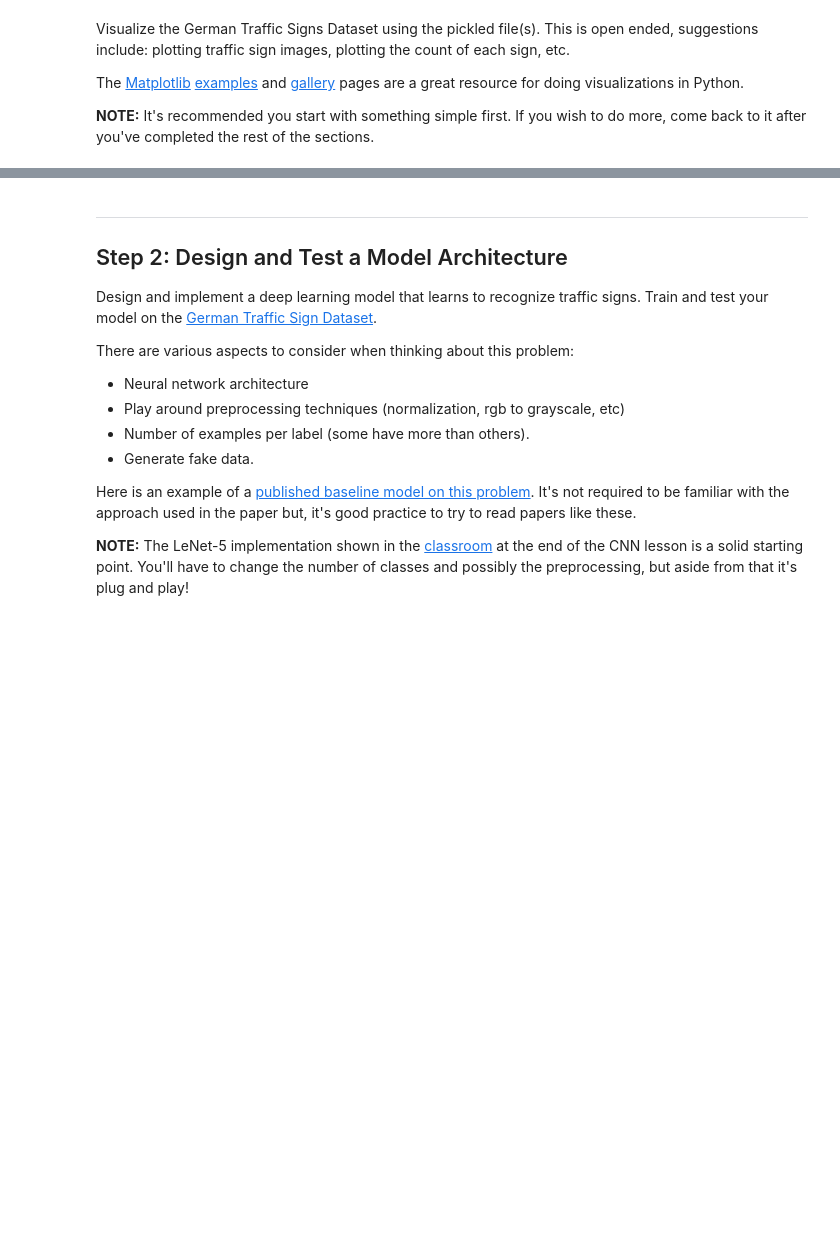
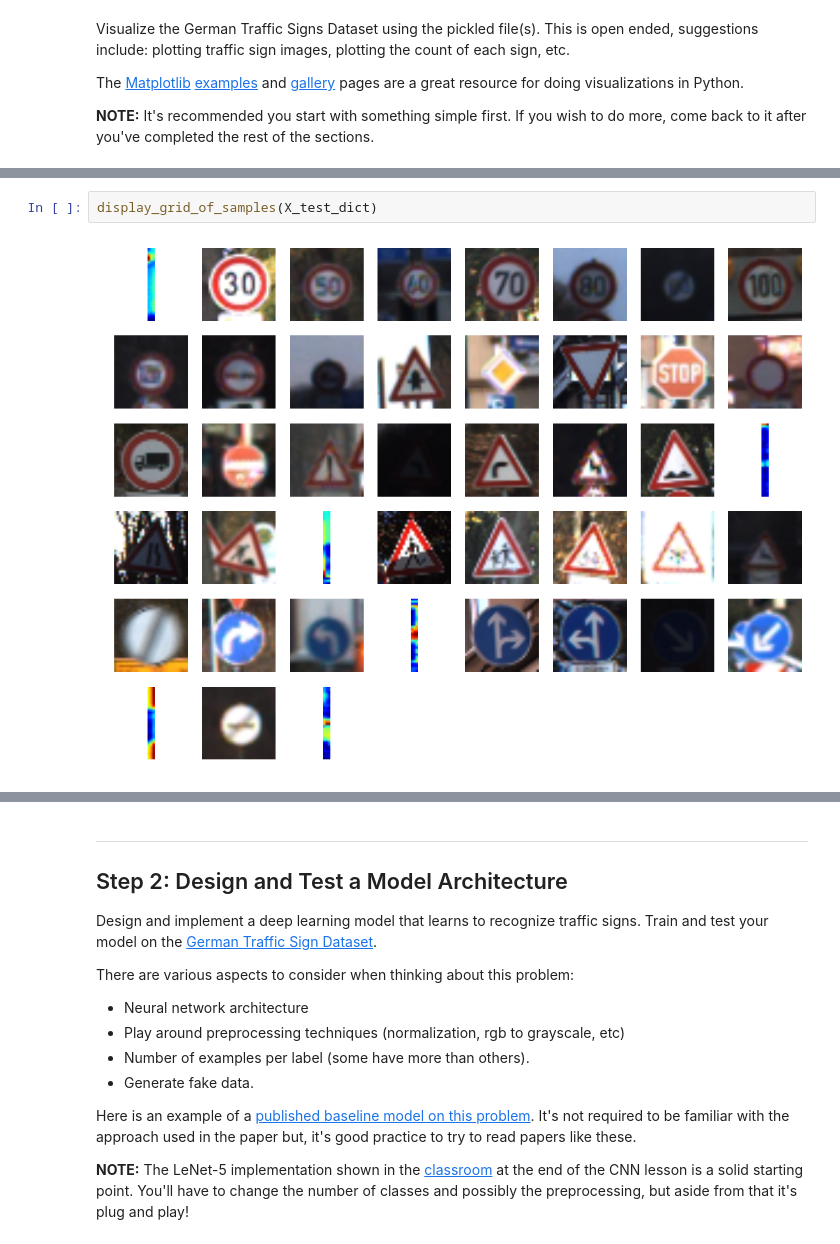
Before and after one commit to pejvan/CarND-Traffic-Sign-Classifier-Project, a Jupyter notebook: Traffic_Sign_Classifier.ipynb, the cells around one changed output, grey strips where cells are left out. Drawn from its saved outputs; the diff is of its cells as text; blank space fills up the shorter version.

```diff
--- a/Traffic_Sign_Classifier.ipynb
+++ b/Traffic_Sign_Classifier.ipynb
@@ -134,0 +196,4 @@ new_coord: [2, 3, 29, 29]
+# %%
+display_grid_of_samples(X_test_dict)
+# %% [output]
+[figure, added]
```
Also changed, not shown: parts of 8 cells of this notebook.
